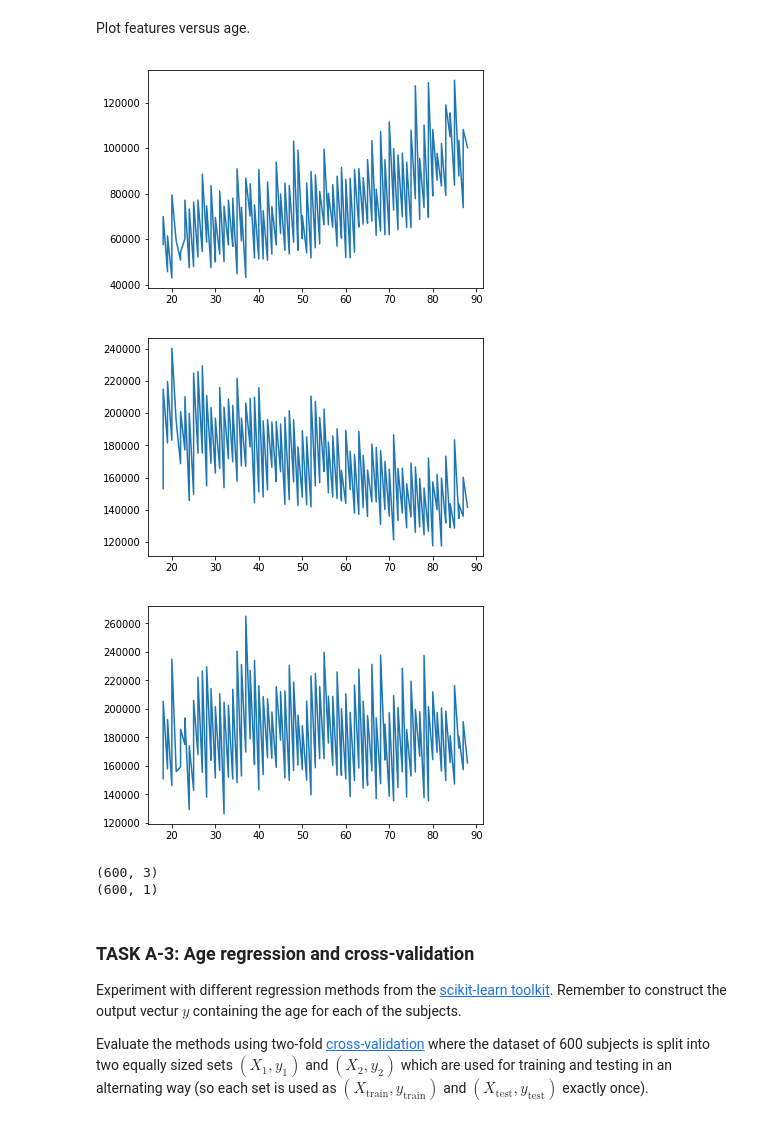
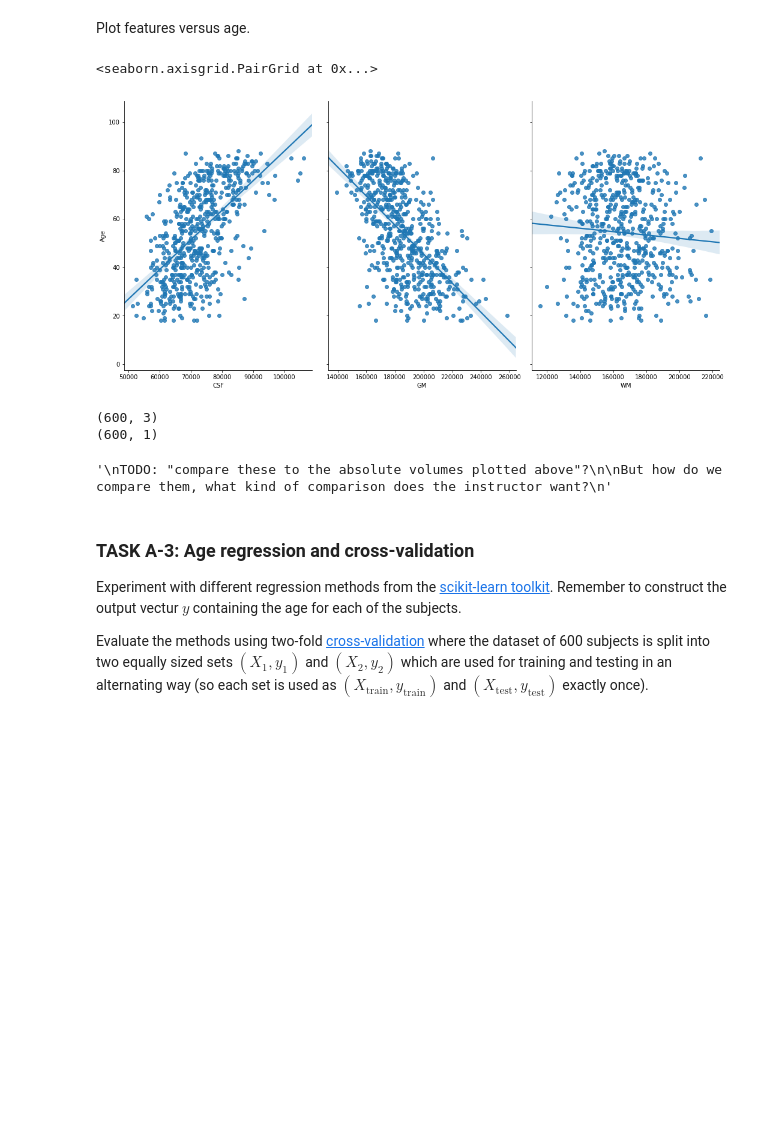
Before and after one commit to 94929/age-regression-from-brain-mri-images, a Jupyter notebook: mli-coursework-2/MLI-CW-2.ipynb, the cells around one changed output. Cells and saved outputs as stored; diff of their text form; code cells hidden in the pictures; blank space fills up the shorter version.

```diff
--- a/mli-coursework-2/MLI-CW-2.ipynb
+++ b/mli-coursework-2/MLI-CW-2.ipynb
@@ -359,7 +446,7 @@ if not os.path.exists(model_dir):
 #fix random seed
 torch.manual_seed(rnd_seed)
 
-model = UNet3D(in_dim=1, out_dim=num_classes).to(device)
+model = Modified3DUNet(1, num_classes).to(device)
 model.train()
 
 optimizer = torch.optim.Adam(model.parameters(), lr=learning_rate)
@@ -375,7 +462,7 @@ for epoch in range(1, num_epochs + 1):
     for batch_idx, batch_samples in enumerate(dataloader_train):
         img, seg = batch_samples['img'].to(device), batch_samples['seg'].to(device)
         optimizer.zero_grad()
-        prd = model(img)
+        prd = model(img)[1]
         prd_flat = prd.view(prd.size(0), prd.size(1), -1)
         seg_flat = seg.view(seg.size(0), seg.size(1), -1)
         loss = F.cross_entropy(prd_flat, seg_flat.squeeze(1))
@@ -393,7 +480,7 @@ for epoch in range(1, num_epochs + 1):
         with torch.no_grad():
             for data_sample in dataloader_val:
                 img, seg = data_sample['img'].to(device), data_sample['seg'].to(device)
-                prd = model(img)
+                prd = model(img)[1]
                 prd_flat = prd.view(prd.size(0), prd.size(1), -1)
                 seg_flat = seg.view(seg.size(0), seg.size(1), -1)
                 loss_val += F.cross_entropy(prd_flat, seg_flat.squeeze(1), reduction='sum').item()
@@ -560,9 +599,11 @@ Below is an implementation of a full testing procedure that saves the segmentati
+# %%
+model_dir = os.path.join(out_dir, 'model')
 # %%
 pred_dir = os.path.join(out_dir, 'pred')
 if not os.path.exists(pred_dir):
     os.makedirs(pred_dir)
 
-model = UNet3D(in_dim=1, out_dim=num_classes)
+model = Modified3DUNet(1, num_classes)
 model.load_state_dict(torch.load(os.path.join(model_dir, 'model.pt')))
 model.to(device)
 model.eval()
@@ -575,7 +616,7 @@ idx_test = 0
 with torch.no_grad():
     for data_sample in dataloader_test:
         img, seg = data_sample['img'].to(device), data_sample['seg'].to(device)
-        prd = model(img)
+        prd = model(img)[1]
         prd_flat = prd.view(prd.size(0), prd.size(1), -1)
         seg_flat = seg.view(seg.size(0), seg.size(1), -1)
         loss_test += F.cross_entropy(prd_flat, seg_flat.squeeze(1), reduction='sum').item()
@@ -605,9 +646,10 @@ print('Evaluation of the segmentation performance \n')
 img_ref = sample['seg']
 img_prd = prediction
 
-# arr.shape = (64, 64, 64)
 arr_ref = sitk.GetArrayFromImage(img_ref)
 arr_prd = sitk.GetArrayFromImage(img_prd)
+
+dscs = []
 
 overlap_measures_filter = sitk.LabelOverlapMeasuresImageFilter()
 hausdorff_distance_filter = sitk.HausdorffDistanceImageFilter()
@@ -626,7 +668,9 @@ for i, tissue in enumerate(['CSF', 'GM', 'WM']):
 
     hausdorff_distance_filter.Execute(ref_contour, prd_contour)
 
-    print('For tissue: {}, the metrics including DSC are written below.'.format(tissue))
+    dscs.append(overlap_measures_filter.GetDiceCoefficient())
+
+    print('For {}, the metrics including DSC are written below.'.format(tissue))
     print('JI\t' + str(overlap_measures_filter.GetJaccardCoefficient()))
     print('DSC\t' + str(overlap_measures_filter.GetDiceCoefficient()))
     print('HD\t' + str(hausdorff_distance_filter.GetHausdorffDistance()))
@@ -634,7 +678,9 @@ for i, tissue in enumerate(['CSF', 'GM', 'WM']):
     print()
 
 '''
-TODO: The spec says to summarise the stats of the 600 DSC for each tissue in box-and-whisker plots?
+TODO: "Summarise the statistics of the 600 Dice scores for each tissue class in box-and-whisker-plots"?
+
+600 Dice scores for each tissue? There is only one DSC for one tissue. I'm confused.
 '''
 
 print('\nFinished TESTING.')
@@ -669,10 +724,10 @@ Implement a function that constructs a big matrix $X$ with a row for each subjec
 import os
 
 # USE THIS TO RUN THE CALCULATIONS ON YOUR SEGMENTATONS
-#seg_dir = './output/pred/'
+seg_dir = './output/pred/'
 
 # USE THIS TO RUN THE CALCULATIONS ON OUR REFERENCE SEGMENTATIONS
-seg_dir = data_dir + './segs_refs/'
+#seg_dir = data_dir + './segs_refs/'
 seg_filenames = glob.glob(seg_dir + '*nii.gz')
 
 vols = np.zeros((3, meta_data['ID'].count()))
@@ -706,15 +761,14 @@ Plot features versus age.
 # %%
 ########################################
 # ADD YOUR CODE HERE
 ########################################
 vols_df = pd.DataFrame(vols.T)
 data_df = pd.concat([vols_df, meta_data['age']], axis=1)
 data_df.columns = ['CSF', 'GM', 'WM', 'Age']
-sns.pairplot(data_df, x_vars=['CSF','GM','WM'], y_vars='Age', size=7, aspect=0.7, kind='reg')
+sns.pairplot(data_df, x_vars=['CSF','GM','WM'], y_vars='Age', height=7, aspect=0.7, kind='reg')
 # %% [output]
+<seaborn.axisgrid.PairGrid at 0x...>
-[figure, old version]
+[figure, new version]
-[figure, removed]
-[figure, removed]
 # %%
 ## CALCULATE RELATIVE TISSUE VOLUMES
 
@@ -748,9 +802,16 @@ y = meta_data['age'].values.reshape(-1,1)
 
 print(X.shape)
 print(y.shape)
+
+'''
+TODO: "compare these to the absolute volumes plotted above"?
+
+But how do we compare them, what kind of comparison does the instructor want?
+'''
 # %% [output]
 (600, 3)
 (600, 1)
+'\nTODO: "compare these to the absolute volumes plotted above"?\n\nBut how do we compare them, what kind of comparison does the instructor want?\n'
 # %% [markdown]
 ### TASK A-3: Age regression and cross-validation
 
```
Also changed, not shown: parts of 14 cells of this notebook.
